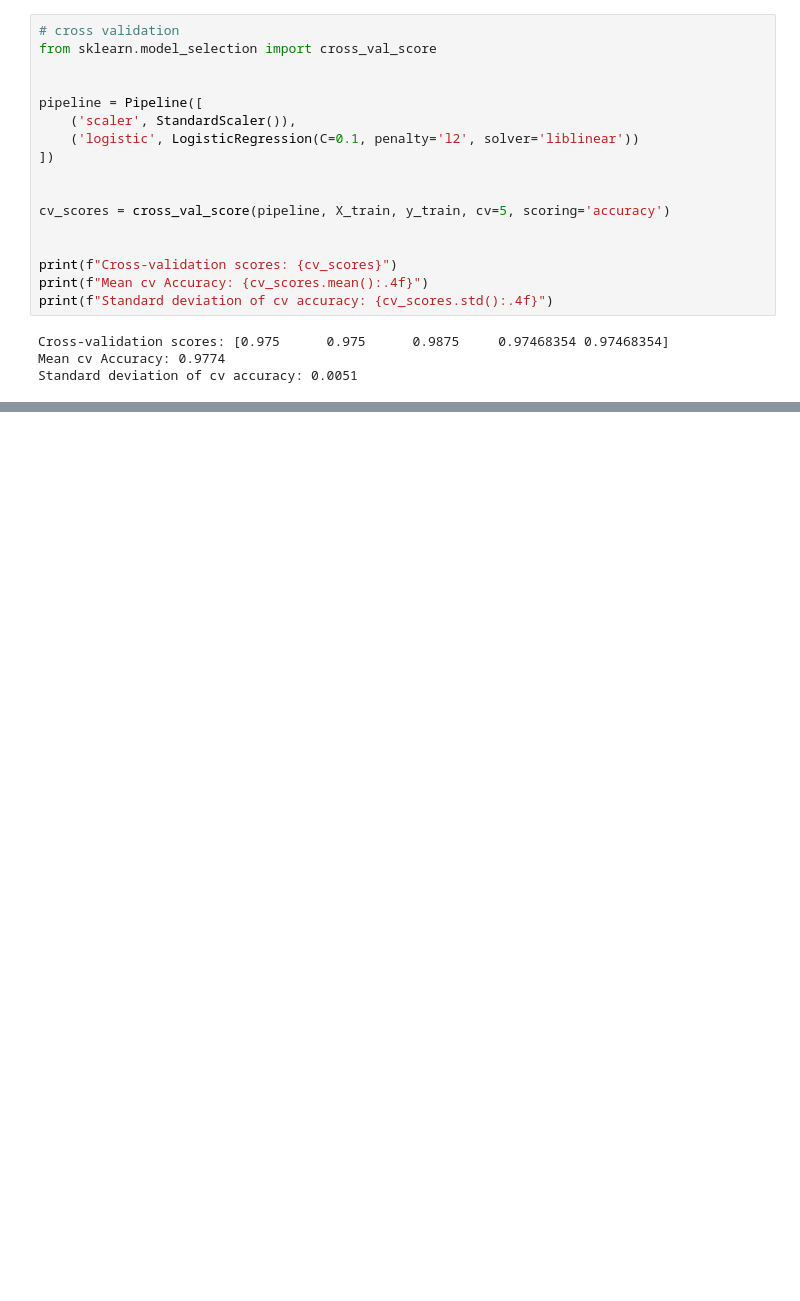
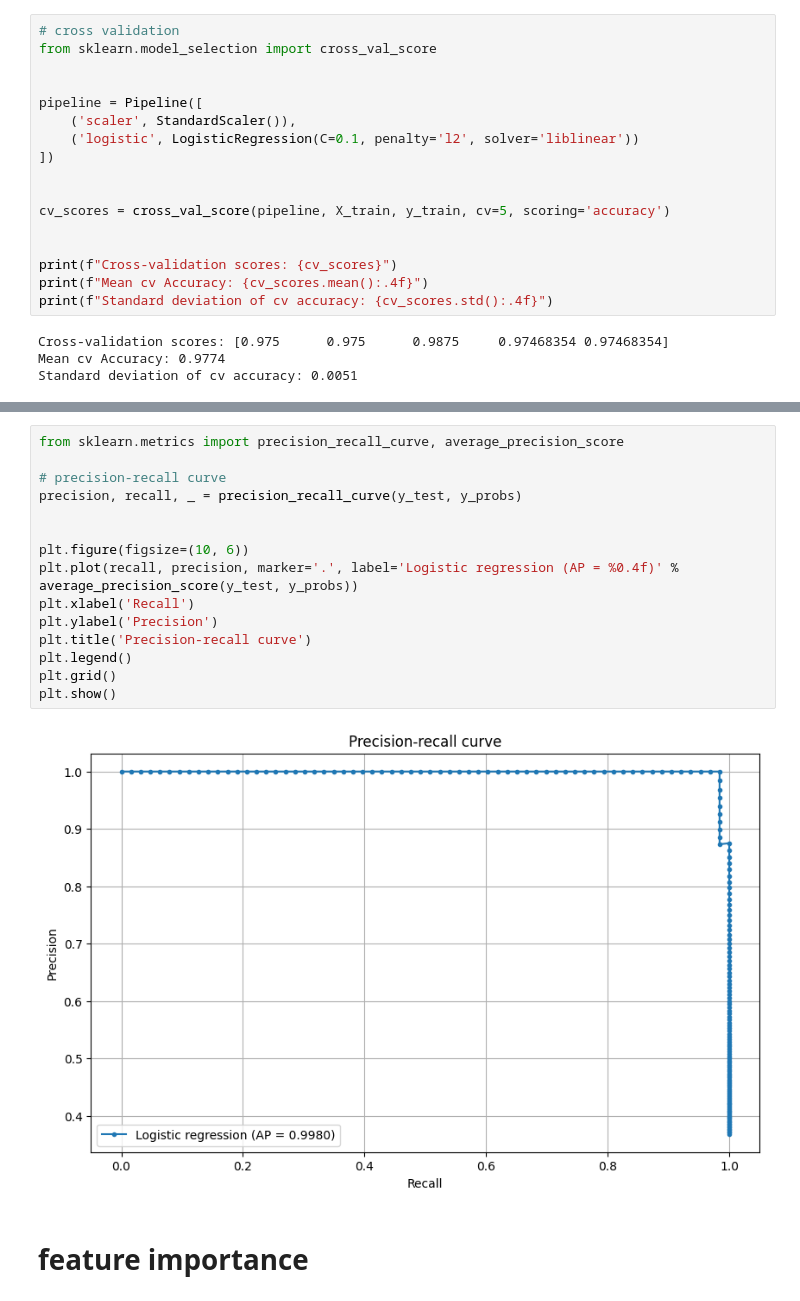
Before and after one commit to spasegirl/breast-cancer-diagnosis, a Jupyter notebook: notebook/data_exploration.ipynb, the cells around one changed output, grey strips where cells are left out. Drawn from its saved outputs; the diff is of its cells as text; blank space fills up the shorter version.

```diff
--- a/notebook/data_exploration.ipynb
+++ b/notebook/data_exploration.ipynb
@@ -272,0 +305,19 @@ Standard deviation of cv accuracy: 0.0051
+# %%
+from sklearn.metrics import precision_recall_curve, average_precision_score
+
+# precision-recall curve
+precision, recall, _ = precision_recall_curve(y_test, y_probs)
+
+
+plt.figure(figsize=(10, 6))
+plt.plot(recall, precision, marker='.', label='Logistic regression (AP = %0.4f)' % average_precision_score(y_test, y_probs))
+plt.xlabel('Recall')
+plt.ylabel('Precision')
+plt.title('Precision-recall curve')
+plt.legend()
+plt.grid()
+plt.show()
+# %% [output]
+[figure, added]
+# %% [markdown]
+# feature importance
```
Also changed, not shown: parts of 12 cells of this notebook.
